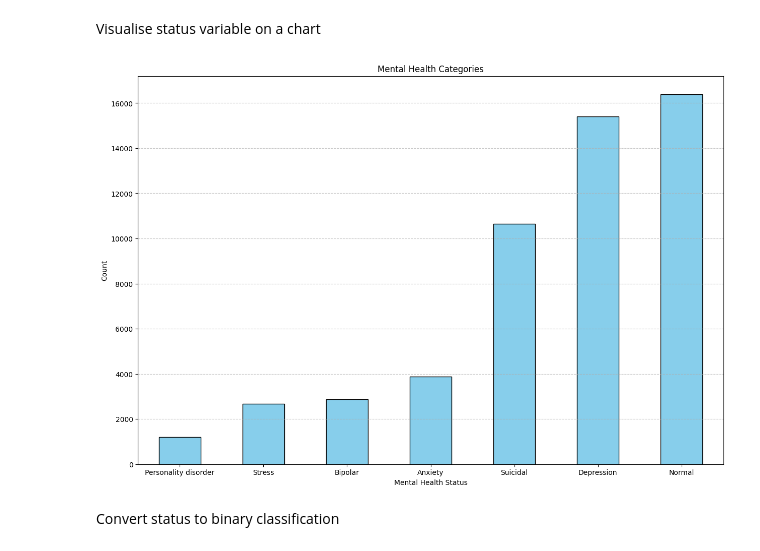
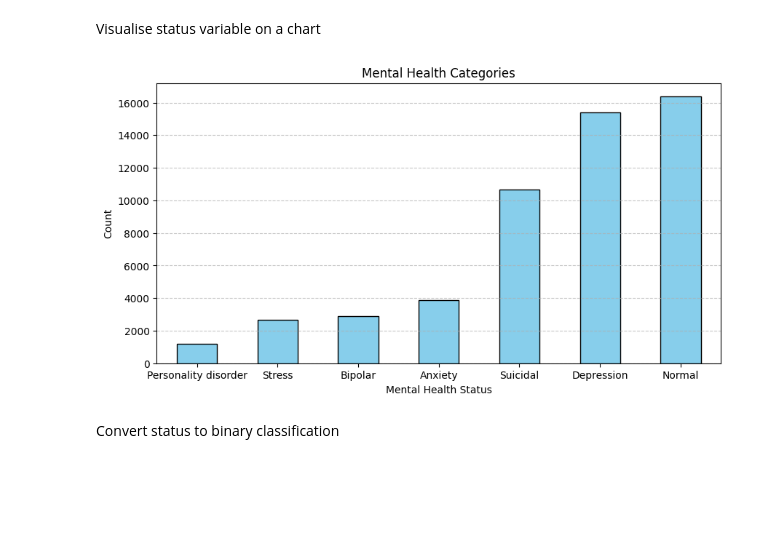
Before and after one commit to syahmishamz/Data-Analytics-ML, a Jupyter notebook: Solutions/ITS69304_Group1_GroupAssignment.ipynb, the cells around one changed output. Drawn from its saved outputs; the diff is of its cells as text; code cells hidden in the pictures; blank space fills up the shorter version.

```diff
--- a/Solutions/ITS69304_Group1_GroupAssignment.ipynb
+++ b/Solutions/ITS69304_Group1_GroupAssignment.ipynb
@@ -165,17 +159,17 @@ dtype: int64
 # %% [markdown]
 Visualise status variable on a chart
 # %%
-plt.figure(figsize=(15, 10))
+plt.figure(figsize=(10, 5))
 status_count.plot(kind="bar", color="skyblue", edgecolor="black")
 
 plt.xlabel("Mental Health Status")
 plt.ylabel("Count")
 plt.title("Mental Health Categories")
 plt.xticks(rotation=0)
 plt.grid(axis="y", linestyle="--", alpha=0.7)
 plt.show()
 # %% [output]
-[figure, old version]
+[figure, new version]
 # %% [markdown]
 Convert status to binary classification
 # %%
```
Also changed, not shown: parts of 14 cells of this notebook.
